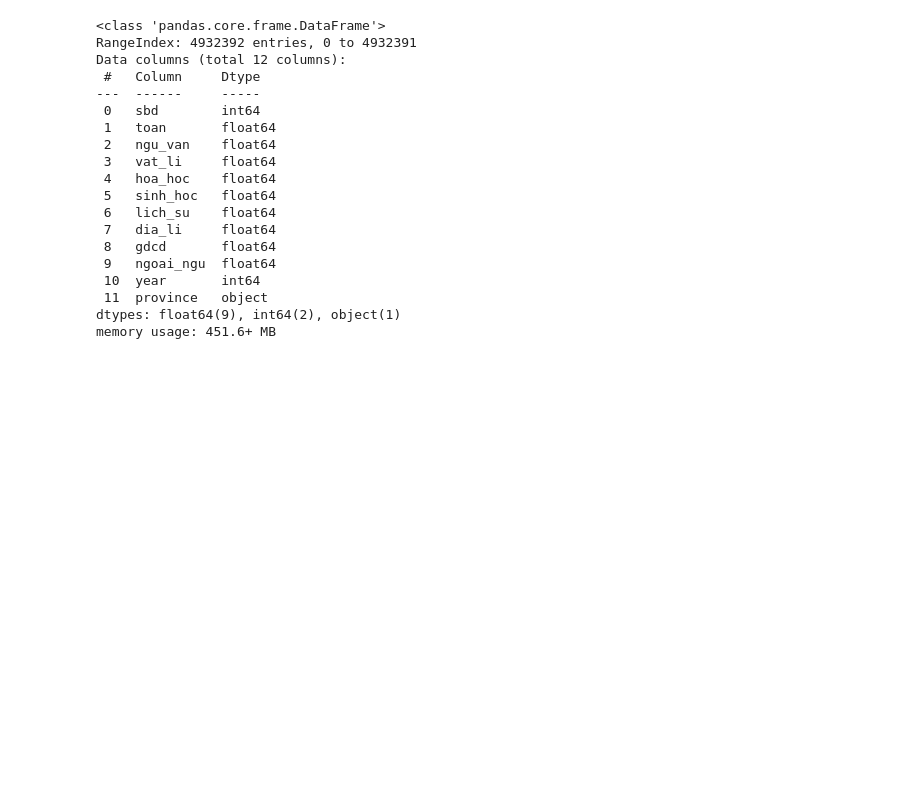
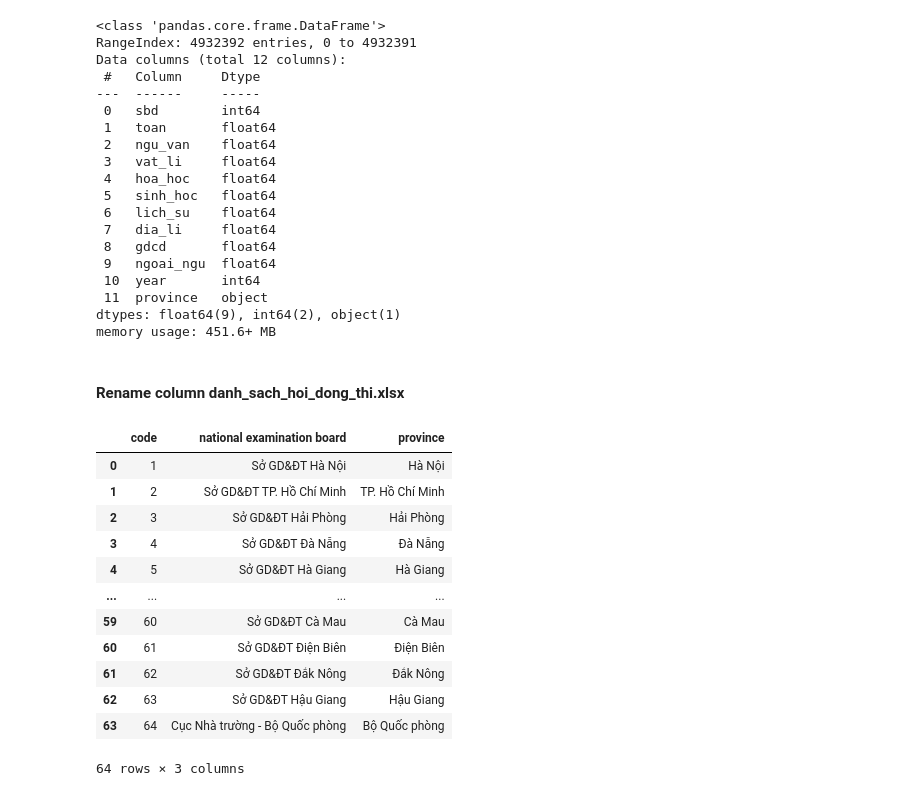
Before and after one commit to SON288/Graduation_Project, a Jupyter notebook: Python Script/final_data_cleaning_oop.ipynb, the cells around one changed output. Cells and saved outputs as stored; diff of their text form; code cells hidden in the pictures; blank space fills up the shorter version.

Commit message:
Update final data cleaning oop

```diff
--- a/Python Script/final_data_cleaning_oop.ipynb
+++ b/Python Script/final_data_cleaning_oop.ipynb
@@ -9,11 +9,13 @@ file_list = [
     r'C:\FPT Polytechnic\Project Tự Làm\Điểm thi thpt 2020 - 2024\diem_thi_thpt_2023.csv',
     r'C:\FPT Polytechnic\Project Tự Làm\Điểm thi thpt 2020 - 2024\diem_thi_thpt_2024.csv'
 ]
+df_danh_sach_hoi_dong_thi= pd.read_excel(r"C:\FPT Polytechnic\Project Tự Làm\Điểm thi thpt 2020 - 2024\danh_sach_hoi_dong_thi.xlsx")
 
 class NationalHighSchoolExamScore:
-    def __init__(self, file_paths):
+    def __init__(self, file_paths,df_danh_sach_hoi_dong_thi):
         self.file_paths = file_paths
         self.dataframes = []
+        self.df_danh_sach_hoi_dong_thi = df_danh_sach_hoi_dong_thi
 
     def read_data(self):
         for path in self.file_paths:
@@ -107,14 +109,13 @@ class NationalHighSchoolExamScore:
             print(df["year"].unique())
 
     def merge_table(self):
-        df_danh_sạch_hoi_dong_thi = pd.read_excel(r"C:\FPT Polytechnic\Project Tự Làm\Điểm thi thpt 2020 - 2024\danh_sach_hoi_dong_thi.xlsx")
         if not self.dataframes:
             print("No data to process")
             return
 
         for i, (path, df) in enumerate(self.dataframes):
             if 'province' not in df.columns:
-                 df_merged = pd.merge(df, df_danh_sạch_hoi_dong_thi, left_on='code', right_on='Mã hội đồng', how='left')
+                 df_merged = pd.merge(df, self.df_danh_sach_hoi_dong_thi, left_on='code', right_on='Mã hội đồng', how='left')
                  self.dataframes[i] = (path, df_merged)
 
     def reorder_all_columns(self):
@@ -486,3 +487,28 @@ Data columns (total 12 columns):
  11  province   object
 dtypes: float64(9), int64(2), object(1)
 memory usage: 451.6+ MB
+# %% [markdown]
+#### Rename column danh_sach_hoi_dong_thi.xlsx
+# %%
+df_danh_sach_hoi_dong_thi.rename(columns={
+    "Mã hội đồng": "code",
+    "Tên hội đồng thi": "national examination board",
+    "Tên Tỉnh": "province"
+}, inplace=True)
+
+df_danh_sach_hoi_dong_thi.to_csv(r"C:\FPT Polytechnic\Graduation_Project\Data\Processed\danh_sach_hoi_dong_thi_transform.csv", index=False)
+pd.read_csv(r"C:\FPT Polytechnic\Graduation_Project\Data\Processed\danh_sach_hoi_dong_thi_transform.csv")
+# %% [output]
+|  | code | national examination board | province |
+| 0 | 1 | Sở GD&ĐT Hà Nội | Hà Nội |
+| 1 | 2 | Sở GD&ĐT TP. Hồ Chí Minh | TP. Hồ Chí Minh |
+| 2 | 3 | Sở GD&ĐT Hải Phòng | Hải Phòng |
+| 3 | 4 | Sở GD&ĐT Đà Nẵng | Đà Nẵng |
+| 4 | 5 | Sở GD&ĐT Hà Giang | Hà Giang |
+| ... | ... | ... | ... |
+| 59 | 60 | Sở GD&ĐT Cà Mau | Cà Mau |
+| 60 | 61 | Sở GD&ĐT Điện Biên | Điện Biên |
+| 61 | 62 | Sở GD&ĐT Đắk Nông | Đắk Nông |
+| 62 | 63 | Sở GD&ĐT Hậu Giang | Hậu Giang |
+| 63 | 64 | Cục Nhà trường - Bộ Quốc phòng | Bộ Quốc phòng |
+64 rows × 3 columns
```
Also changed, not shown: parts of 1 cell of this notebook, 1 other file.
